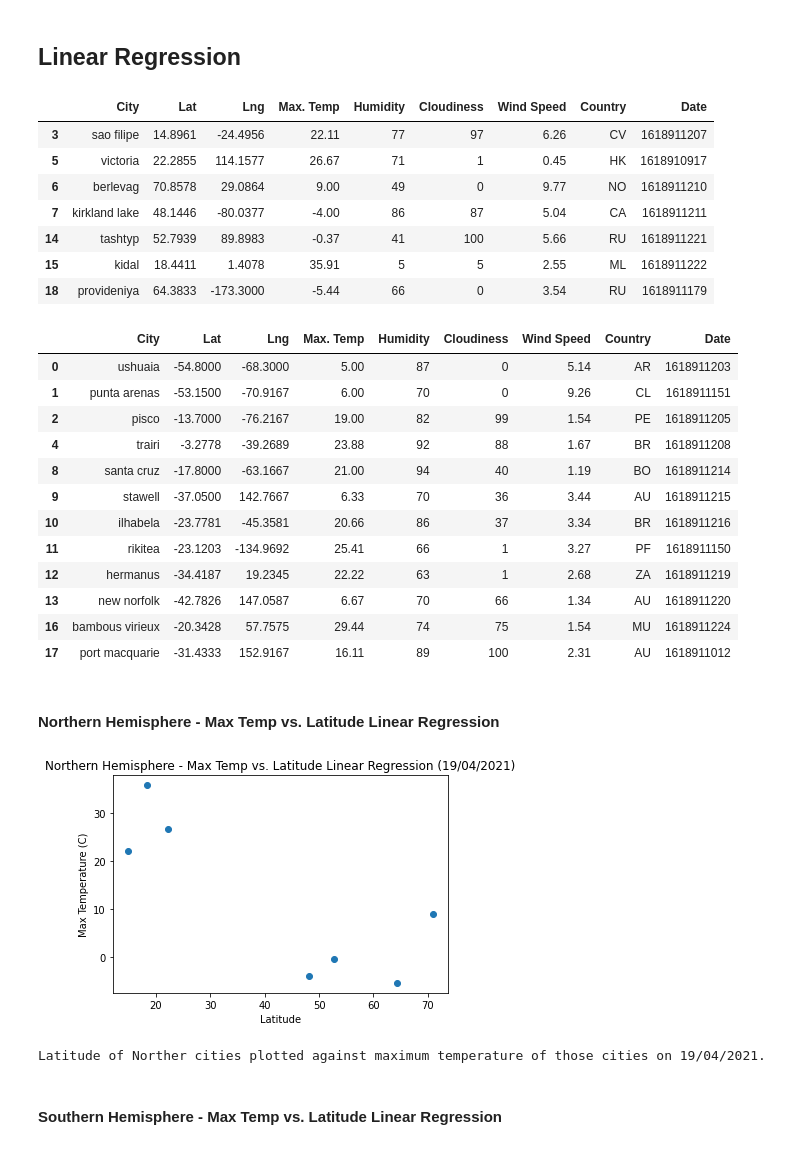
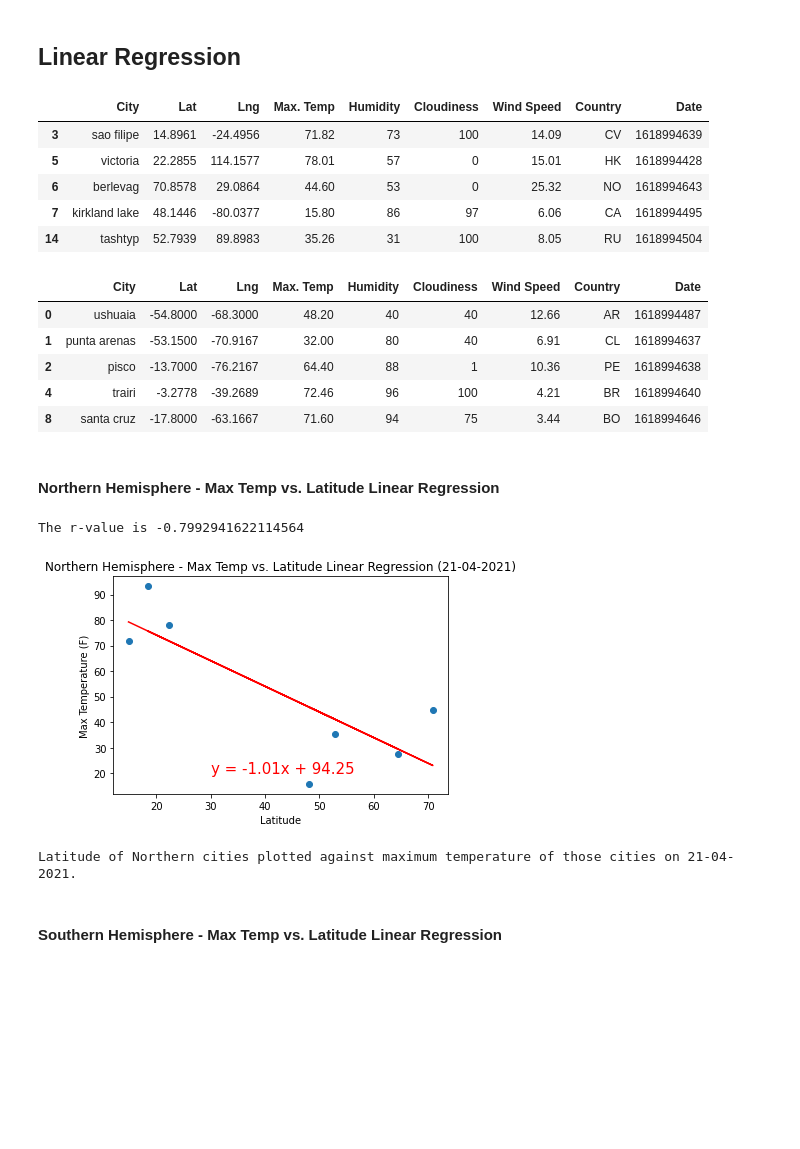
Before and after one commit to adamlever/python-api-challenge, a Jupyter notebook: WeatherPy/WeatherPy.ipynb, the cells around one changed output. Drawn from its saved outputs; the diff is of its cells as text; code cells hidden in the pictures; blank space fills up the shorter version.

```diff
--- a/WeatherPy/WeatherPy.ipynb
+++ b/WeatherPy/WeatherPy.ipynb
@@ -333,55 +354,59 @@ Latitude of city plotted against Wind Speed of the city on 19/04/2021.
 ## Linear Regression
 # %%
 # Reduce the clean dataframe to cities only in the Northern Hemisphere
-northern_hemisphere_df = clean_city_data_df[~(clean_city_data_df['Lat'] <=0)]
-northern_hemisphere_df
+northern_hemisphere_df = clean_city_data_df.query(f"Lat >= 0")
+northern_hemisphere_df.head()
 # %% [output]
 |  | City | Lat | Lng | Max. Temp | Humidity | Cloudiness | Wind Speed | Country | Date |
-| 3 | sao filipe | 14.8961 | -24.4956 | 22.11 | 77 | 97 | 6.26 | CV | 1618911207 |
-| 5 | victoria | 22.2855 | 114.1577 | 26.67 | 71 | 1 | 0.45 | HK | 1618910917 |
-| 6 | berlevag | 70.8578 | 29.0864 | 9.00 | 49 | 0 | 9.77 | NO | 1618911210 |
-| 7 | kirkland lake | 48.1446 | -80.0377 | -4.00 | 86 | 87 | 5.04 | CA | 1618911211 |
-| 14 | tashtyp | 52.7939 | 89.8983 | -0.37 | 41 | 100 | 5.66 | RU | 1618911221 |
-| 15 | kidal | 18.4411 | 1.4078 | 35.91 | 5 | 5 | 2.55 | ML | 1618911222 |
-| 18 | provideniya | 64.3833 | -173.3000 | -5.44 | 66 | 0 | 3.54 | RU | 1618911179 |
+| 3 | sao filipe | 14.8961 | -24.4956 | 71.82 | 73 | 100 | 14.09 | CV | 1618994639 |
+| 5 | victoria | 22.2855 | 114.1577 | 78.01 | 57 | 0 | 15.01 | HK | 1618994428 |
+| 6 | berlevag | 70.8578 | 29.0864 | 44.60 | 53 | 0 | 25.32 | NO | 1618994643 |
+| 7 | kirkland lake | 48.1446 | -80.0377 | 15.80 | 86 | 97 | 6.06 | CA | 1618994495 |
+| 14 | tashtyp | 52.7939 | 89.8983 | 35.26 | 31 | 100 | 8.05 | RU | 1618994504 |
 # %%
 # Reduce the clean dataframe to cities only in the Southern Hemisphere
-southern_hemisphere_df = clean_city_data_df[~(clean_city_data_df['Lat'] >=0)]
-southern_hemisphere_df
+Lat=0
+southern_hemisphere_df = clean_city_data_df.query(f"Lat < 0")
+southern_hemisphere_df.head()
 # %% [output]
 |  | City | Lat | Lng | Max. Temp | Humidity | Cloudiness | Wind Speed | Country | Date |
-| 0 | ushuaia | -54.8000 | -68.3000 | 5.00 | 87 | 0 | 5.14 | AR | 1618911203 |
-| 1 | punta arenas | -53.1500 | -70.9167 | 6.00 | 70 | 0 | 9.26 | CL | 1618911151 |
-| 2 | pisco | -13.7000 | -76.2167 | 19.00 | 82 | 99 | 1.54 | PE | 1618911205 |
-| 4 | trairi | -3.2778 | -39.2689 | 23.88 | 92 | 88 | 1.67 | BR | 1618911208 |
-| 8 | santa cruz | -17.8000 | -63.1667 | 21.00 | 94 | 40 | 1.19 | BO | 1618911214 |
-| 9 | stawell | -37.0500 | 142.7667 | 6.33 | 70 | 36 | 3.44 | AU | 1618911215 |
-| 10 | ilhabela | -23.7781 | -45.3581 | 20.66 | 86 | 37 | 3.34 | BR | 1618911216 |
-| 11 | rikitea | -23.1203 | -134.9692 | 25.41 | 66 | 1 | 3.27 | PF | 1618911150 |
-| 12 | hermanus | -34.4187 | 19.2345 | 22.22 | 63 | 1 | 2.68 | ZA | 1618911219 |
-| 13 | new norfolk | -42.7826 | 147.0587 | 6.67 | 70 | 66 | 1.34 | AU | 1618911220 |
-| 16 | bambous virieux | -20.3428 | 57.7575 | 29.44 | 74 | 75 | 1.54 | MU | 1618911224 |
-| 17 | port macquarie | -31.4333 | 152.9167 | 16.11 | 89 | 100 | 2.31 | AU | 1618911012 |
+| 0 | ushuaia | -54.8000 | -68.3000 | 48.20 | 40 | 40 | 12.66 | AR | 1618994487 |
+| 1 | punta arenas | -53.1500 | -70.9167 | 32.00 | 80 | 40 | 6.91 | CL | 1618994637 |
+| 2 | pisco | -13.7000 | -76.2167 | 64.40 | 88 | 1 | 10.36 | PE | 1618994638 |
+| 4 | trairi | -3.2778 | -39.2689 | 72.46 | 96 | 100 | 4.21 | BR | 1618994640 |
+| 8 | santa cruz | -17.8000 | -63.1667 | 71.60 | 94 | 75 | 3.44 | BO | 1618994646 |
 # %% [markdown]
 ####  Northern Hemisphere - Max Temp vs. Latitude Linear Regression
 # %%
 # Set x and y axis for scatter plot of Northern Hemisphere Latitude vs. Max Temperature
 x_axis = northern_hemisphere_df["Lat"]
 y_axis = northern_hemisphere_df["Max. Temp"]
 
+# Create linear regression equation and line to plot
+(slope, intercept, rvalue, pvalue, stderr) = linregress(x_axis, y_axis)
+regress_values = x_axis * slope + intercept
+line_eq = "y = " + str(round(slope,2)) + "x + " + str(round(intercept,2))
+plt.plot(x_axis,regress_values,"r-")
+plt.annotate(line_eq,(30,20),fontsize=15,color="red")
+
 # Create scatter plot
 plt.scatter(x_axis, y_axis)
 
 # Add title and labels to line plot
-plt.title('Northern Hemisphere - Max Temp vs. Latitude Linear Regression (19/04/2021)')
+plt.title(f'Northern Hemisphere - Max Temp vs. Latitude Linear Regression ({retrieval_date})')
 plt.xlabel('Latitude')
-plt.ylabel('Max Temperature (C)')
+plt.ylabel('Max Temperature (F)')
+
+# Save plotted figure as .png
+plt.savefig("images/north_hem_temperature.png")
 
 # Show scatter plot
+print(f"The r-value is {rvalue}")
 plt.show()
-print("Latitude of Norther cities plotted against maximum temperature of those cities on 19/04/2021.")
+print(f"Latitude of Northern cities plotted against maximum temperature of those cities on {retrieval_date}.")
 # %% [output]
+The r-value is -0.7992941622114564
-[figure, old version]
+[figure, new version]
-Latitude of Norther cities plotted against maximum temperature of those cities on 19/04/2021.
+Latitude of Northern cities plotted against maximum temperature of those cities on 21-04-2021.
 # %% [markdown]
 ####  Southern Hemisphere - Max Temp vs. Latitude Linear Regression
```
Also changed, not shown: parts of 18 cells of this notebook, 3 other files.
